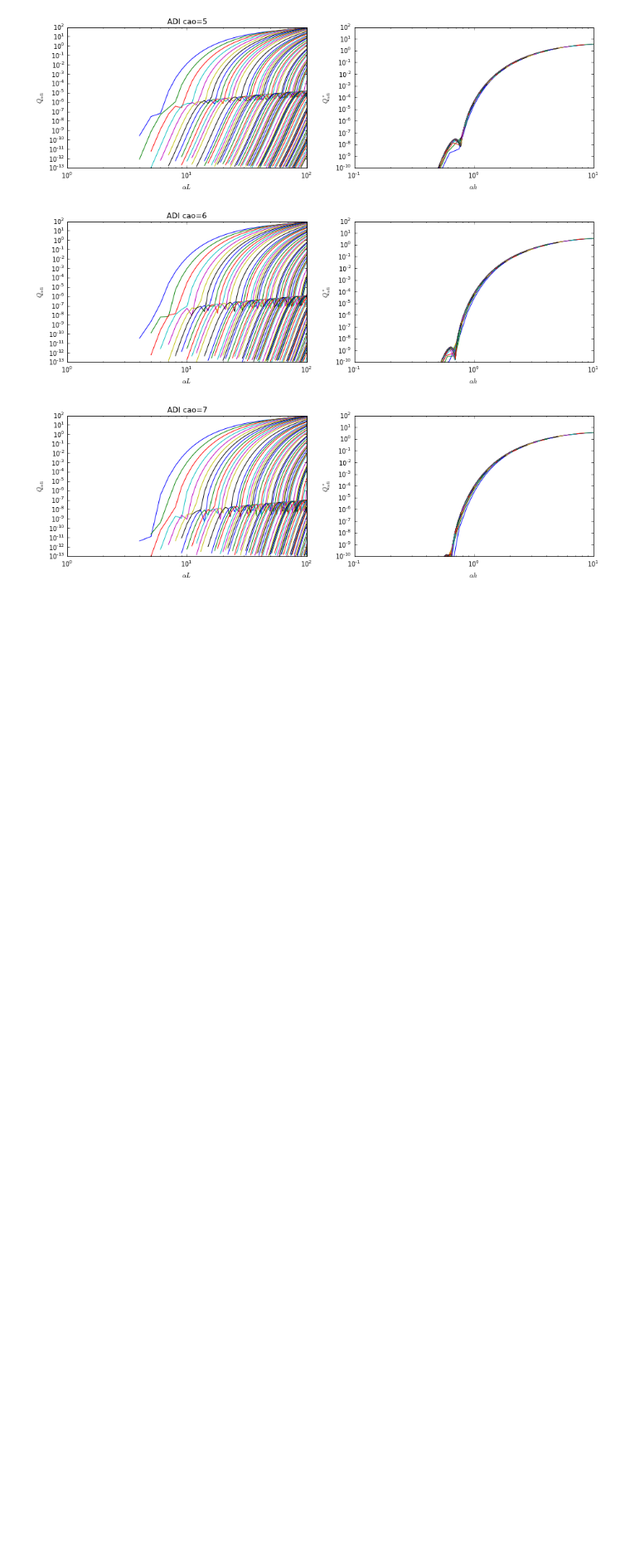
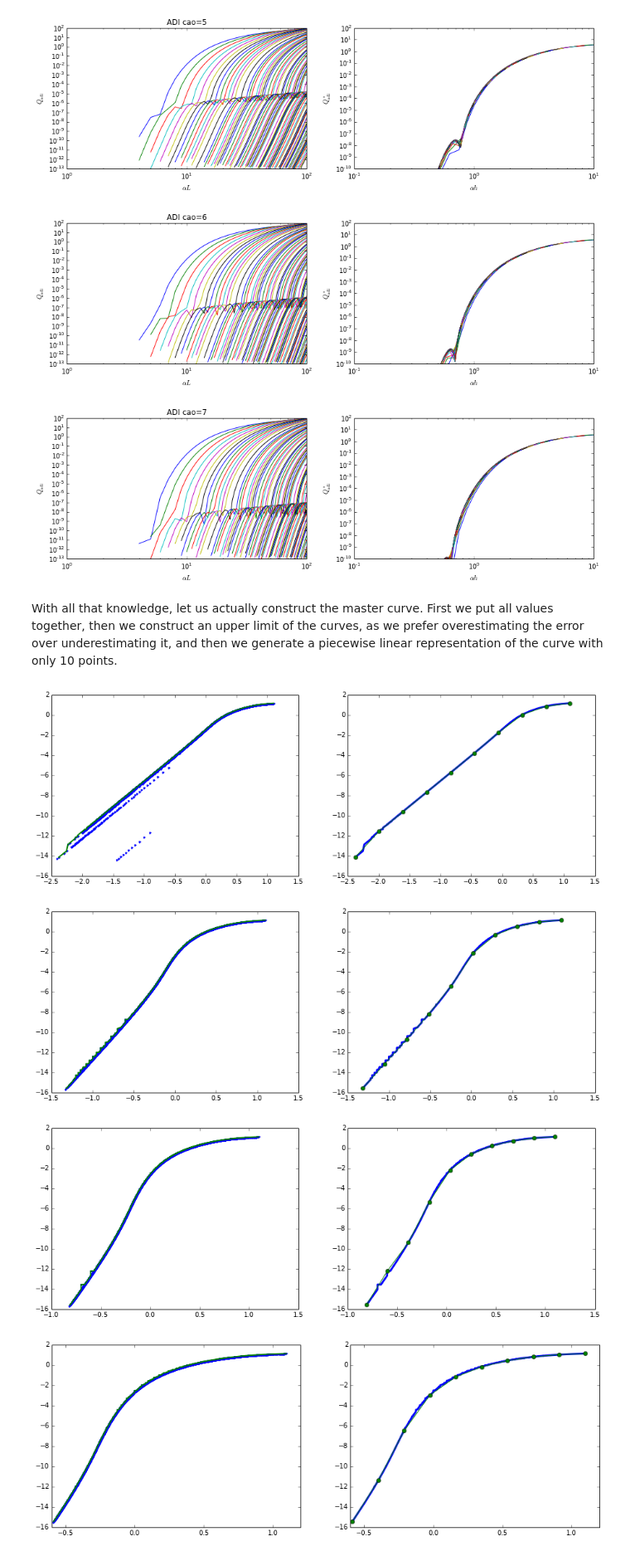
Before and after one commit to olenz/p3m-analyze, a Jupyter notebook: PlotQ.ipynb, the cells around one changed output. Shown at 83% size. Cells and saved outputs as stored; diff of their text form; code cells hidden in the pictures; blank space fills up the shorter version.

Commit message:
Getting the coefficients of the master curves.

```diff
--- a/PlotQ.ipynb
+++ b/PlotQ.ipynb
@@ -132,12 +130,11 @@ Given that we can precompute $Q^*_\mathrm{iki}$, this allows the fast computatio
 for caoix, cao in enumerate(caos):
     figure(figsize=(15,4))
     for meshix, mesh in enumerate(meshes):
-        alphahs = alphas/mesh
         subplot(121)
         loglog(alphas, Qiki[meshix, caoix, :], '-')
 
         subplot(122)
-        loglog(alphahs, Qiki[meshix, caoix, :]/mesh, '-')
+        loglog(alphas/mesh, Qiki[meshix, caoix, :]/mesh, '-')
 
     subplot(121)
     title("IKI cao={}".format(cao))
@@ -171,13 +168,12 @@ Note the exponent of the mesh size of $\frac{4}{3}$! The exponent was found by t
 for caoix, cao in enumerate(caos):
     figure(figsize=(15,4))
     for meshix, mesh in enumerate(meshes):
-        alphahs = alphas/mesh
         #ylim((1.e-3, 1e2))
         subplot(121)
         loglog(alphas, Qadi[meshix, caoix, :], '-')
 
         subplot(122)
-        loglog(alphahs, Qadi[meshix, caoix, :]/mesh**(4./3.), '-')
+        loglog(alphas/mesh, Qadi[meshix, caoix, :]/mesh**(4./3.), '-')
 
     subplot(121)
     title("ADI cao={}".format(cao))
@@ -197,3 +193,59 @@ for caoix, cao in enumerate(caos):
 [figure]
 [figure]
 [figure]
+# %% [markdown]
+With all that knowledge, let us actually construct the master curve. First we put all values together, then we construct an upper limit of the curves, as we prefer overestimating the error over underestimating it, and then we generate a piecewise linear representation of the curve with only 10 points.
+# %%
+Qm_iki = []
+for caoix, cao in enumerate(caos):
+    figure(figsize=(15,5))
+    title("IKI cao={}".format(cao))
+
+    # put all values of the master curve into a single array
+    Qlist = []
+    for meshix, mesh in enumerate(meshes):
+        alphahs = log10(alphas/mesh)
+        Qm = log10(Qiki[meshix, caoix, :]/mesh)
+        Qlist.append(vstack((alphahs, Qm)))
+    Qm = hstack(Qlist)
+    # sort the array by the alphah-values
+    Qm = Qm[:,argsort(Qm[0,:])]
+    # get rid of the NaN-values
+    _,N = Qm.shape
+    for i in range(N):
+        if Qm[1,i] >= -100.0: break
+    Qm = Qm[:,i:]
+
+    # plot the full master curve
+    subplot(121)
+    plot(Qm[0,:], Qm[1,:], '.')
+
+    # construct the upper limit of the master curve
+    _,N = Qm.shape
+    lastQ = Qm[1,0]
+    als = []
+    Qs = []
+    for i in range(1, N):
+        if Qm[1,i] > lastQ:
+            als.append(Qm[0,i])
+            lastQ = Qm[1,i]
+            Qs.append(lastQ)
+    Qm = vstack((als, Qs))
+    plot(Qm[0,:], Qm[1,:], '-', linewidth=2)
+    subplot(122)
+    plot(Qm[0,:], Qm[1,:], '-', linewidth=3)
+
+    # now generate a linear piecewise interpolation of the curve
+    f = scipy.interpolate.interp1d(Qm[0,:], Qm[1,:])
+
+    N=10
+    alphahs = linspace(Qm[0,0], Qm[0,-1], N)
+    Qm_coeff = f(alphahs)
+    plot(alphahs, Qm_coeff, 'o-')
+
+    Qm_iki.append((Qm[0,0],Qm[0,-1],N,Qm_coeff))
+# %% [output]
+[figure, added]
+[figure, added]
+[figure, added]
+[figure, added]
```
Also changed, not shown: parts of 8 cells of this notebook.
